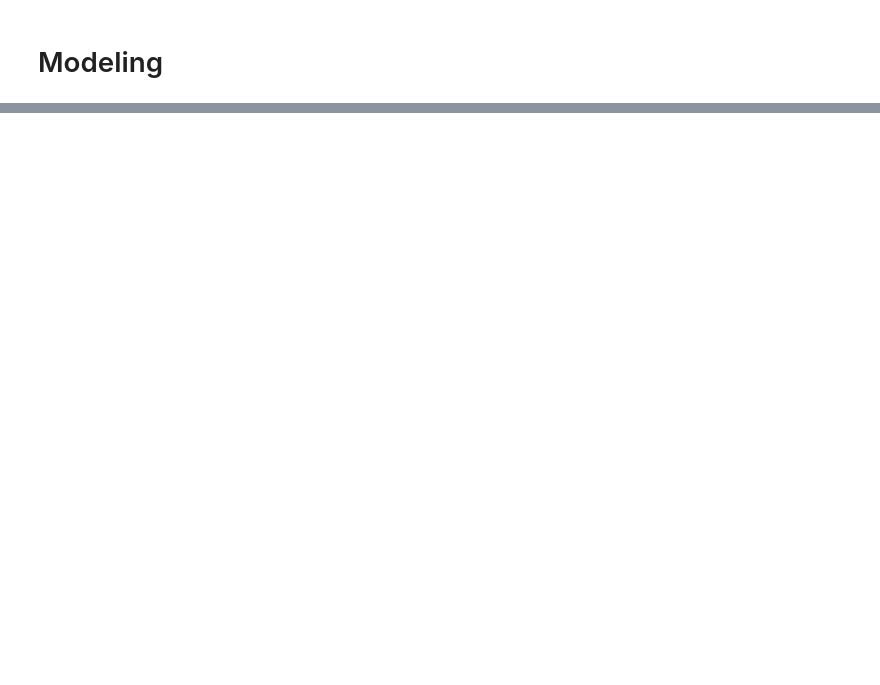
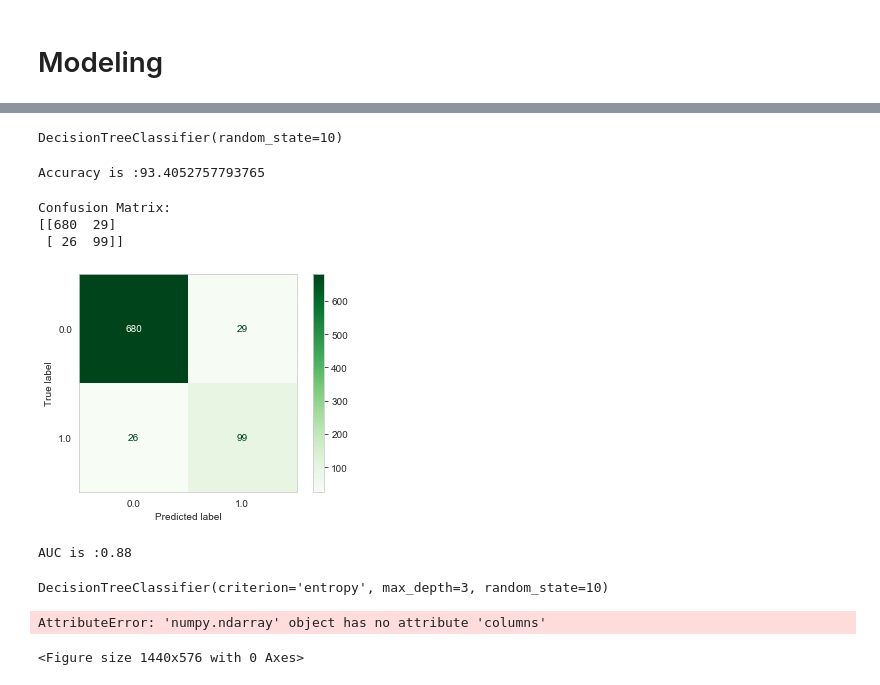
Before and after one commit to jmg0144/Customer-Churn-Classification-Analysis, a Jupyter notebook: phase-3-project.ipynb, the cells around one changed output, grey strips where cells are left out. Cells and saved outputs as stored; diff of their text form; code cells hidden in the pictures; blank space fills up the shorter version.

```diff
--- a/phase-3-project.ipynb
+++ b/phase-3-project.ipynb
@@ -375,0 +469,11 @@ forest.fit(X_train, y_train)
+# %%
+features_c = df_updated_2.drop(['churn', 'area_code'], axis=1)
+target_c = pd.get_dummies(df_updated_2['churn'], drop_first=True, dtype=float)
+# %%
+X_train_c, X_test_c, y_train_c, y_test_c = train_test_split(
+    features_c, target_c, random_state=42)
+# %%
+classifier = DecisionTreeClassifier(random_state=10)
+classifier.fit(X_train_c, y_train_c)
+# %% [output]
+DecisionTreeClassifier(random_state=10)
@@ -375,0 +482,39 @@ forest.fit(X_train, y_train)
+# %%
+acc = accuracy_score(y_test_c ,y_pred_c) * 100
+print('Accuracy is :{0}'.format(acc))
+# %% [output]
+Accuracy is :93.4052757793765
+# %%
+print('Confusion Matrix:')
+cnf_matrix = confusion_matrix(y_test_c, y_pred_c)
+print(cnf_matrix)
+# %% [output]
+Confusion Matrix:
+[[680  29]
+ [ 26  99]]
+# %%
+plot_confusion_matrix(classifier, X_test_c, y_test_c, cmap=plt.cm.Greens)
+plt.grid(False)
+# %% [output]
+[figure, added]
+# %%
+false_positive_rate, true_positive_rate, thresholds = roc_curve(y_test_c, y_pred_c)
+roc_auc = auc(false_positive_rate, true_positive_rate)
+print('\nAUC is :{0}'.format(round(roc_auc, 2)))
+# %% [output]
+AUC is :0.88
+# %%
+classifier_2 = DecisionTreeClassifier(max_depth=3, random_state=10, criterion='entropy')
+classifier_2.fit(X_train_c, y_train_c)
+# %% [output]
+DecisionTreeClassifier(criterion='entropy', max_depth=3, random_state=10)
+# %%
+plt.figure(figsize=(20,8))
+tree.plot_tree(classifier_2,
+               feature_names=X.columns,
+               class_names=np.unique(y).astype('str'),
+               filled=True, rounded=True)
+plt.show()
+# %% [output]
+AttributeError: 'numpy.ndarray' object has no attribute 'columns'
+<Figure size 1440x576 with 0 Axes>
```
Also changed, not shown: parts of 73 cells of this notebook.
